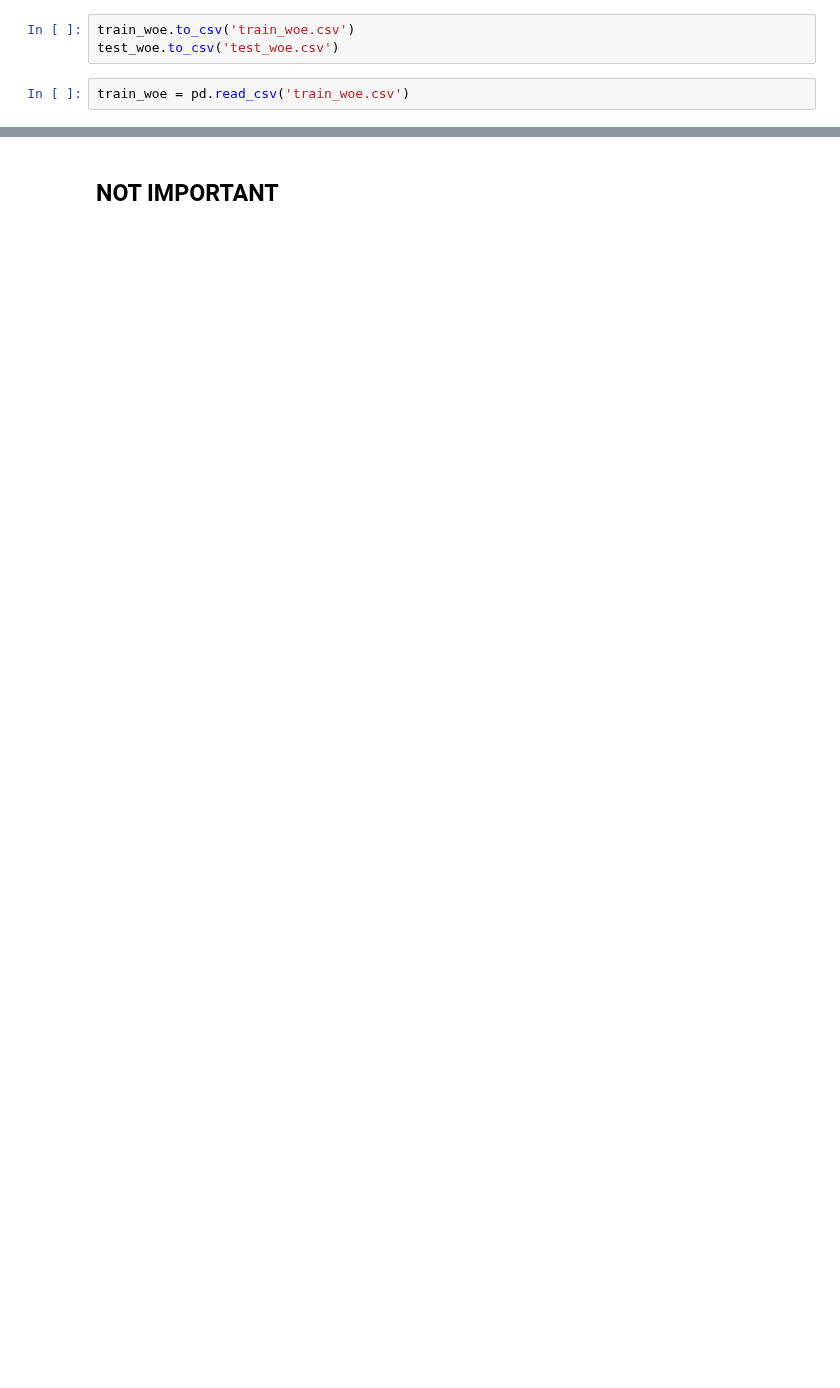
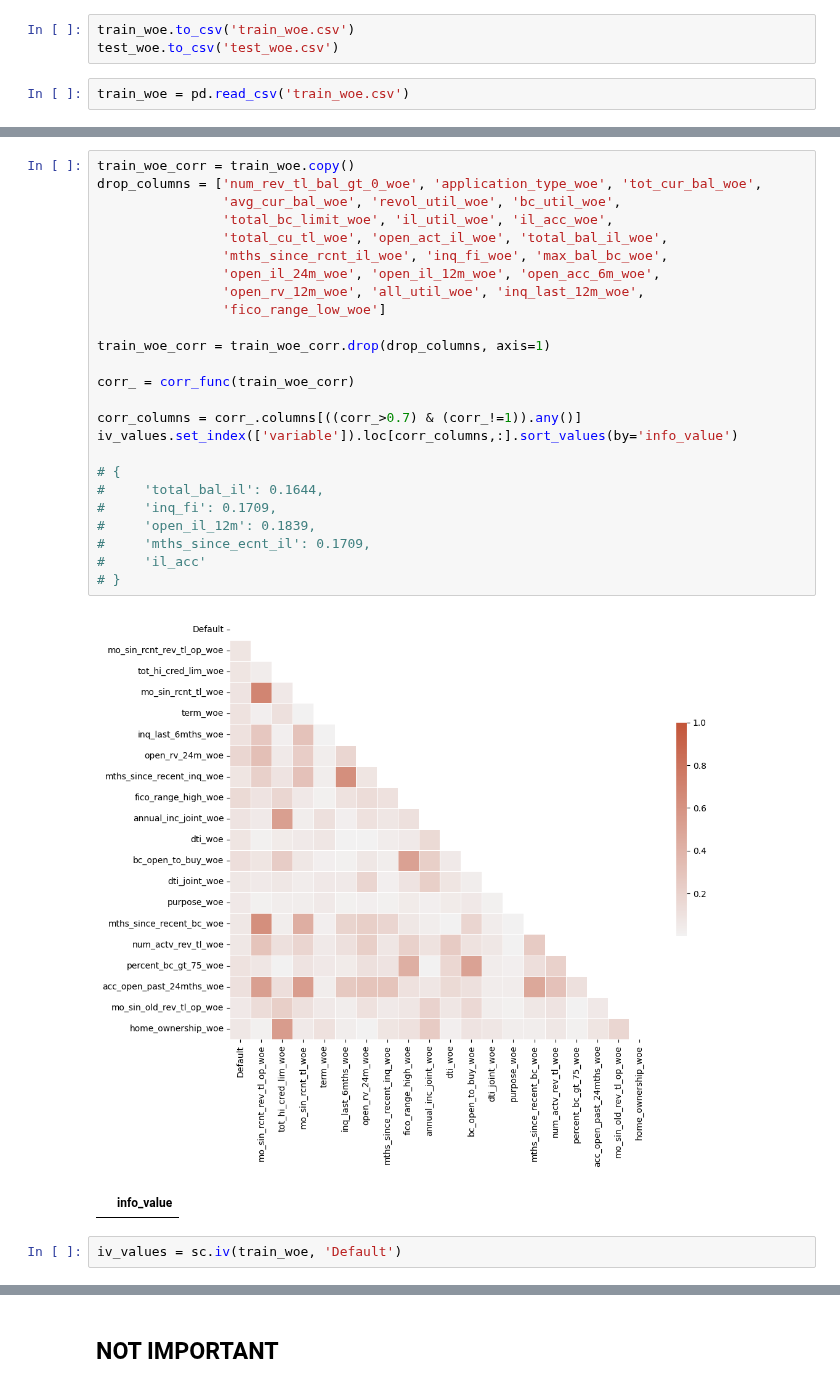
Before and after one commit to preetmodi/Credit-Risk-Analytics, a Jupyter notebook: All_WOE.ipynb, the cells around one changed output, grey strips where cells are left out. Saved outputs shown, nothing was run; the diff lists cells and outputs as text; blank space fills up the shorter version.

Commit message:
Corr analysis done

```diff
--- a/All_WOE.ipynb
+++ b/All_WOE.ipynb
@@ -234,0 +241,30 @@ corr
+# %%
+train_woe_corr = train_woe.copy()
+drop_columns = ['num_rev_tl_bal_gt_0_woe', 'application_type_woe', 'tot_cur_bal_woe',
+                'avg_cur_bal_woe', 'revol_util_woe', 'bc_util_woe',
+                'total_bc_limit_woe', 'il_util_woe', 'il_acc_woe',
+                'total_cu_tl_woe', 'open_act_il_woe', 'total_bal_il_woe',
+                'mths_since_rcnt_il_woe', 'inq_fi_woe', 'max_bal_bc_woe',
+                'open_il_24m_woe', 'open_il_12m_woe', 'open_acc_6m_woe',
+                'open_rv_12m_woe', 'all_util_woe', 'inq_last_12m_woe',
+                'fico_range_low_woe']
+
+train_woe_corr = train_woe_corr.drop(drop_columns, axis=1)
+
+corr_ = corr_func(train_woe_corr)
+
+corr_columns = corr_.columns[((corr_>0.7) & (corr_!=1)).any()]
+iv_values.set_index(['variable']).loc[corr_columns,:].sort_values(by='info_value')
+
+# {
+#     'total_bal_il': 0.1644,
+#     'inq_fi': 0.1709,
+#     'open_il_12m': 0.1839,
+#     'mths_since_ecnt_il': 0.1709,
+#     'il_acc'
+# }
+# %% [output]
+[figure, added]
+|  | info_value |
+# %%
+iv_values = sc.iv(train_woe, 'Default')
```
Also changed, not shown: parts of 18 cells of this notebook.
